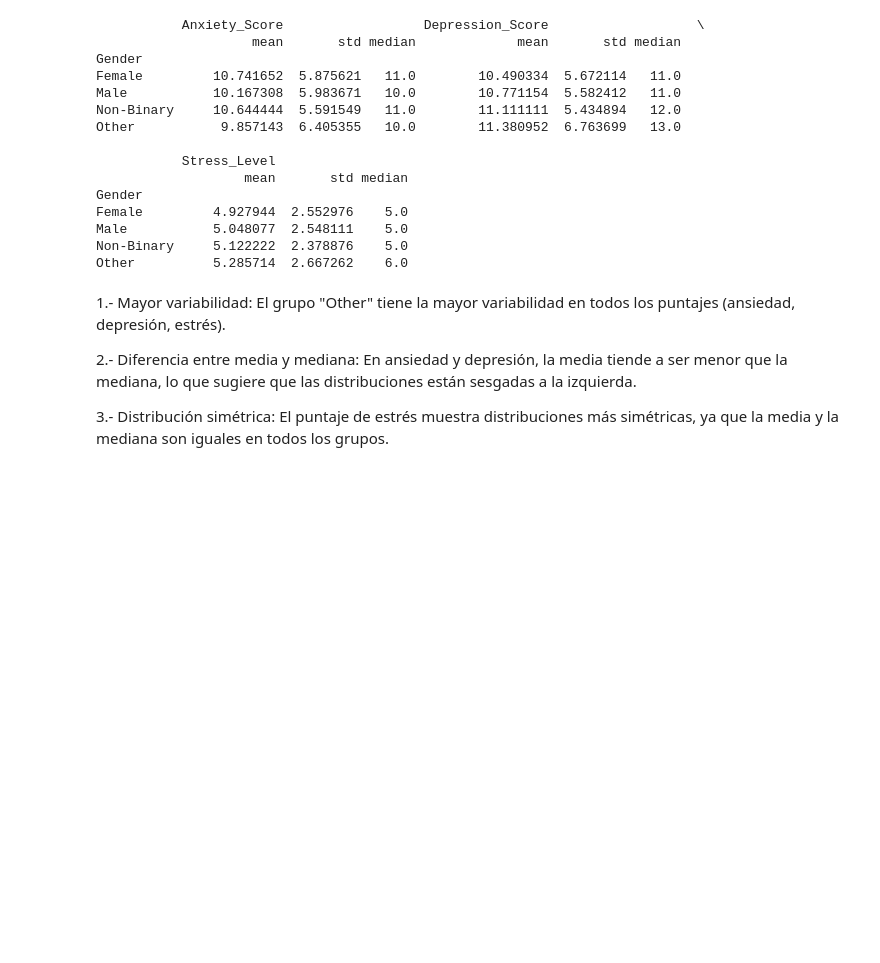
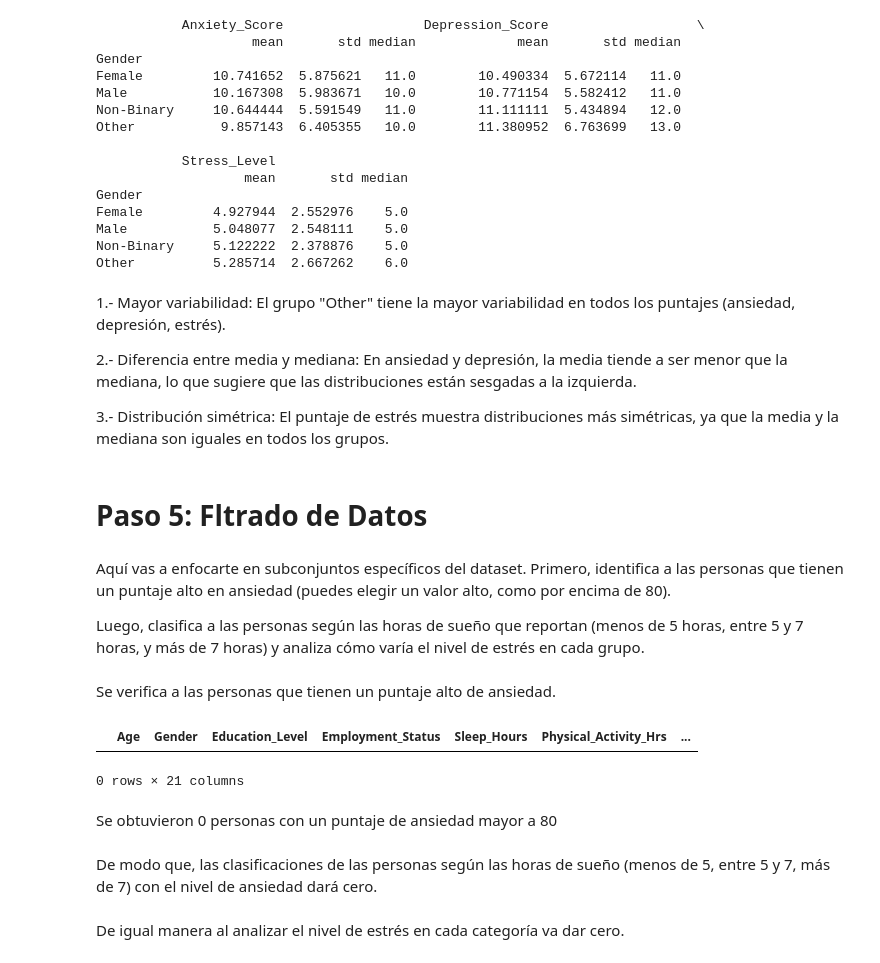
Before and after one commit to utm-ic/pr1-2-data-manipulation-AbimaelDD, a Jupyter notebook: reporte_mentalhealt.ipynb, the cells around one changed output. Saved outputs shown, nothing was run; the diff lists cells and outputs as text; code cells hidden in the pictures; blank space fills up the shorter version.

Commit message:
Filtrado de datos

```diff
--- a/reporte_mentalhealt.ipynb
+++ b/reporte_mentalhealt.ipynb
@@ -379,3 +381,24 @@ Other          5.285714  2.667262    6.0
 2.- Diferencia entre media y mediana: En ansiedad y depresión, la media tiende a ser menor que la mediana, lo que sugiere que las distribuciones están sesgadas a la izquierda.
 
 3.- Distribución simétrica: El puntaje de estrés muestra distribuciones más simétricas, ya que la media y la mediana son iguales en todos los grupos.
+# %% [markdown]
+# Paso 5: Fltrado de Datos
+# %% [markdown]
+Aquí vas a enfocarte en subconjuntos específicos del dataset. Primero, identifica a las personas que tienen un puntaje alto en ansiedad (puedes elegir un valor alto, como por encima de 80).
+
+
+Luego, clasifica a las personas según las horas de sueño que reportan (menos de 5 horas, entre 5 y 7 horas, y más de 7 horas) y analiza cómo varía el nivel de estrés en cada grupo.
+# %% [markdown]
+Se verifica a las personas que tienen un puntaje alto de ansiedad.
+# %%
+ansiedad_alta = datos_cleaned.loc[datos_cleaned['Anxiety_Score'] > 80]
+ansiedad_alta
+# %% [output]
+|  | Age | Gender | Education_Level | Employment_Status | Sleep_Hours | Physical_Activity_Hrs | ... |
+0 rows × 21 columns
+# %% [markdown]
+Se obtuvieron 0 personas con un puntaje de ansiedad mayor a 80
+# %% [markdown]
+De modo que, las clasificaciones de las personas según las horas de sueño (menos de 5, entre 5 y 7, más de 7) con el nivel de ansiedad dará cero.
+# %% [markdown]
+De igual manera al analizar el nivel de estrés en cada categoría va dar cero.
```
Also changed, not shown: parts of 4 cells of this notebook.
